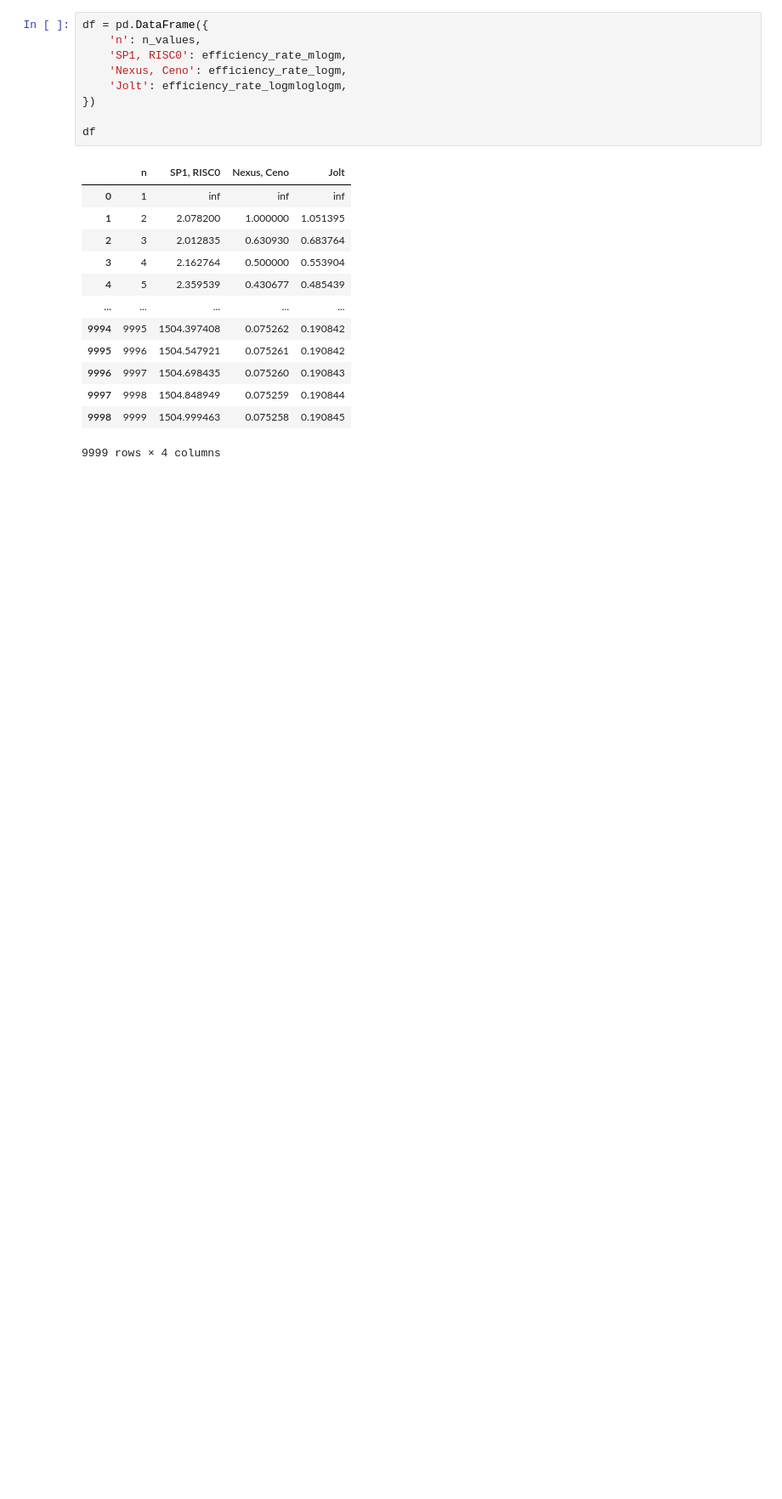
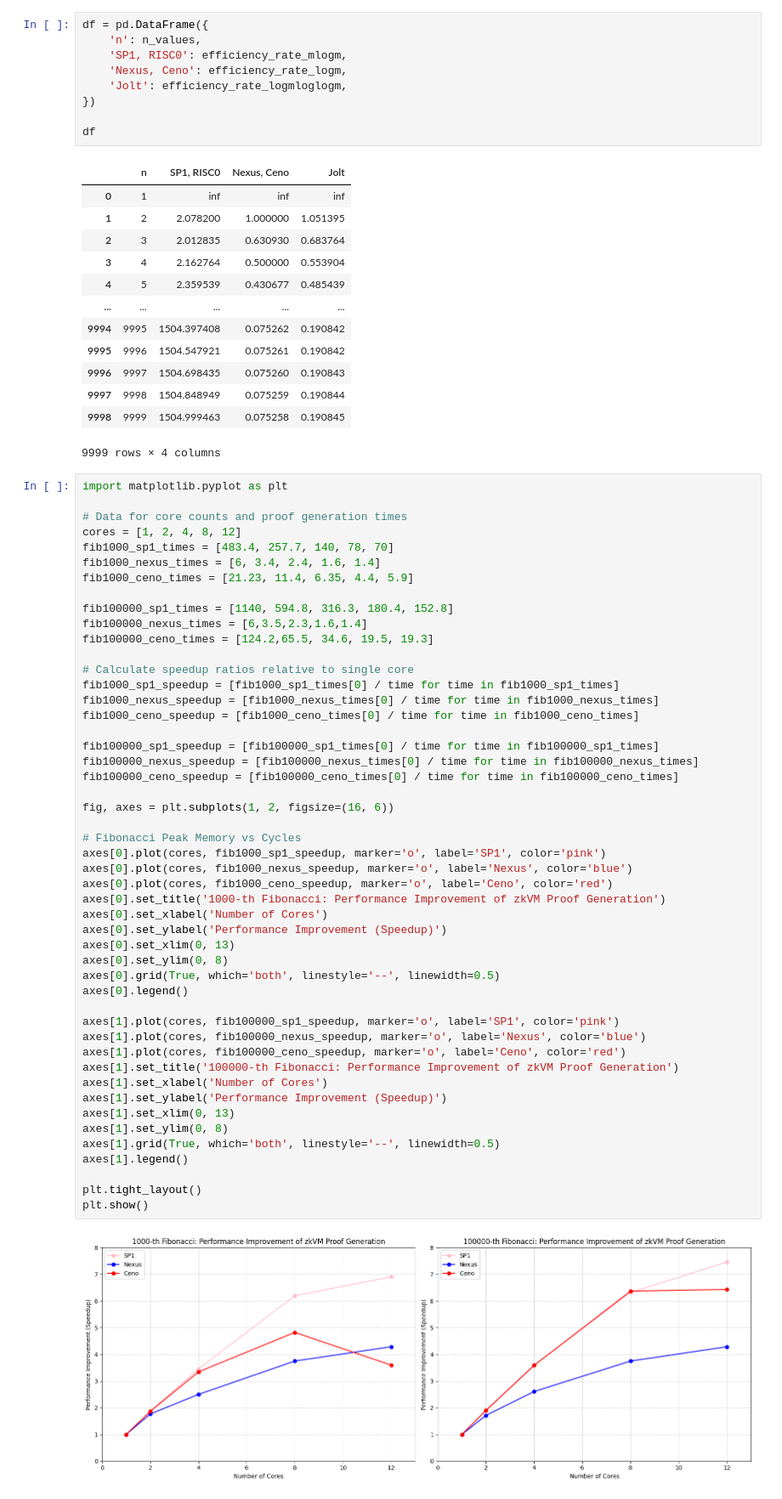
Before and after one commit to grandchildrice/zkvm-benchmarks, a Jupyter notebook: results/reports_20241221.ipynb, the cells around one changed output. Shown: that part at 85% size. Drawn from its saved outputs; the diff is of its cells as text; blank space fills up the shorter version.

```diff
--- a/results/reports_20241221.ipynb
+++ b/results/reports_20241221.ipynb
@@ -353,3 +359,54 @@ df
 | 9997 | 9998 | 1504.848949 | 0.075259 | 0.190844 |
 | 9998 | 9999 | 1504.999463 | 0.075258 | 0.190845 |
 9999 rows × 4 columns
+# %%
+import matplotlib.pyplot as plt
+
+# Data for core counts and proof generation times
+cores = [1, 2, 4, 8, 12]
+fib1000_sp1_times = [483.4, 257.7, 140, 78, 70]
+fib1000_nexus_times = [6, 3.4, 2.4, 1.6, 1.4]
+fib1000_ceno_times = [21.23, 11.4, 6.35, 4.4, 5.9]
+
+fib100000_sp1_times = [1140, 594.8, 316.3, 180.4, 152.8]
+fib100000_nexus_times = [6,3.5,2.3,1.6,1.4]
+fib100000_ceno_times = [124.2,65.5, 34.6, 19.5, 19.3]
+
+# Calculate speedup ratios relative to single core
+fib1000_sp1_speedup = [fib1000_sp1_times[0] / time for time in fib1000_sp1_times]
+fib1000_nexus_speedup = [fib1000_nexus_times[0] / time for time in fib1000_nexus_times]
+fib1000_ceno_speedup = [fib1000_ceno_times[0] / time for time in fib1000_ceno_times]
+
+fib100000_sp1_speedup = [fib100000_sp1_times[0] / time for time in fib100000_sp1_times]
+fib100000_nexus_speedup = [fib100000_nexus_times[0] / time for time in fib100000_nexus_times]
+fib100000_ceno_speedup = [fib100000_ceno_times[0] / time for time in fib100000_ceno_times]
+
+fig, axes = plt.subplots(1, 2, figsize=(16, 6))
+
+# Fibonacci Peak Memory vs Cycles
+axes[0].plot(cores, fib1000_sp1_speedup, marker='o', label='SP1', color='pink')
+axes[0].plot(cores, fib1000_nexus_speedup, marker='o', label='Nexus', color='blue')
+axes[0].plot(cores, fib1000_ceno_speedup, marker='o', label='Ceno', color='red')
+axes[0].set_title('1000-th Fibonacci: Performance Improvement of zkVM Proof Generation')
+axes[0].set_xlabel('Number of Cores')
+axes[0].set_ylabel('Performance Improvement (Speedup)')
+axes[0].set_xlim(0, 13)
+axes[0].set_ylim(0, 8)
+axes[0].grid(True, which='both', linestyle='--', linewidth=0.5)
+axes[0].legend()
+
+axes[1].plot(cores, fib100000_sp1_speedup, marker='o', label='SP1', color='pink')
+axes[1].plot(cores, fib100000_nexus_speedup, marker='o', label='Nexus', color='blue')
+axes[1].plot(cores, fib100000_ceno_speedup, marker='o', label='Ceno', color='red')
+axes[1].set_title('100000-th Fibonacci: Performance Improvement of zkVM Proof Generation')
+axes[1].set_xlabel('Number of Cores')
+axes[1].set_ylabel('Performance Improvement (Speedup)')
+axes[1].set_xlim(0, 13)
+axes[1].set_ylim(0, 8)
+axes[1].grid(True, which='both', linestyle='--', linewidth=0.5)
+axes[1].legend()
+
+plt.tight_layout()
+plt.show()
+# %% [output]
+[figure, added]
```
Also changed, not shown: parts of 3 cells of this notebook, 3 other files.
